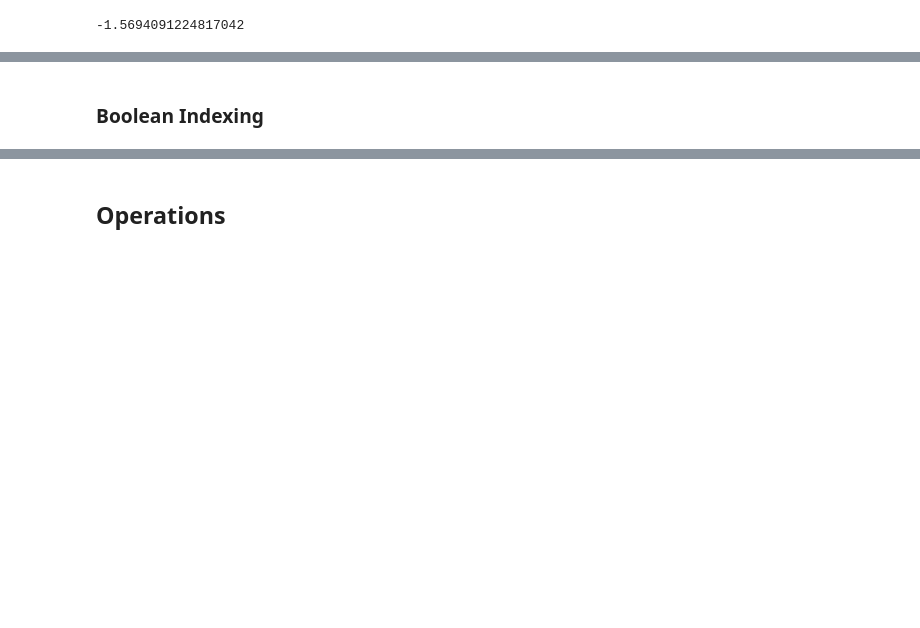
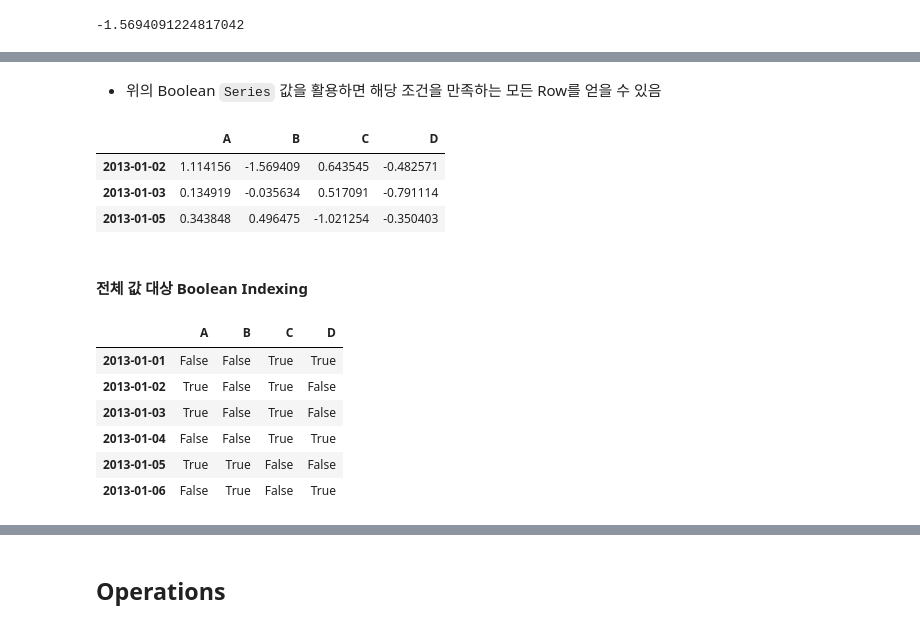
Before and after one commit to apollos92/jupyter, a Jupyter notebook: 02-01-Pandas.ipynb, the cells around one changed output, grey strips where cells are left out. Saved outputs shown, nothing was run; the diff lists cells and outputs as text; code cells hidden in the pictures; blank space fills up the shorter version.

```diff
--- a/02-01-Pandas.ipynb
+++ b/02-01-Pandas.ipynb
@@ -385,2 +403,21 @@ df.iloc[1,1]
+# %% [markdown]
+- 위의 Boolean `Series` 값을 활용하면 해당 조건을 만족하는 모든 Row를 얻을 수 있음
+# %%
+df[df.A > 0]
+# %% [output]
+|  | A | B | C | D |
+| 2013-01-02 | 1.114156 | -1.569409 | 0.643545 | -0.482571 |
+| 2013-01-03 | 0.134919 | -0.035634 | 0.517091 | -0.791114 |
+| 2013-01-05 | 0.343848 | 0.496475 | -1.021254 | -0.350403 |
 # %% [markdown]
-### Boolean Indexing
+#### 전체 값 대상 Boolean Indexing
+# %%
+df > 0
+# %% [output]
+|  | A | B | C | D |
+| 2013-01-01 | False | False | True | True |
+| 2013-01-02 | True | False | True | False |
+| 2013-01-03 | True | False | True | False |
+| 2013-01-04 | False | False | True | True |
+| 2013-01-05 | True | True | False | False |
+| 2013-01-06 | False | True | False | True |
```
Also changed, not shown: parts of 11 cells of this notebook.
